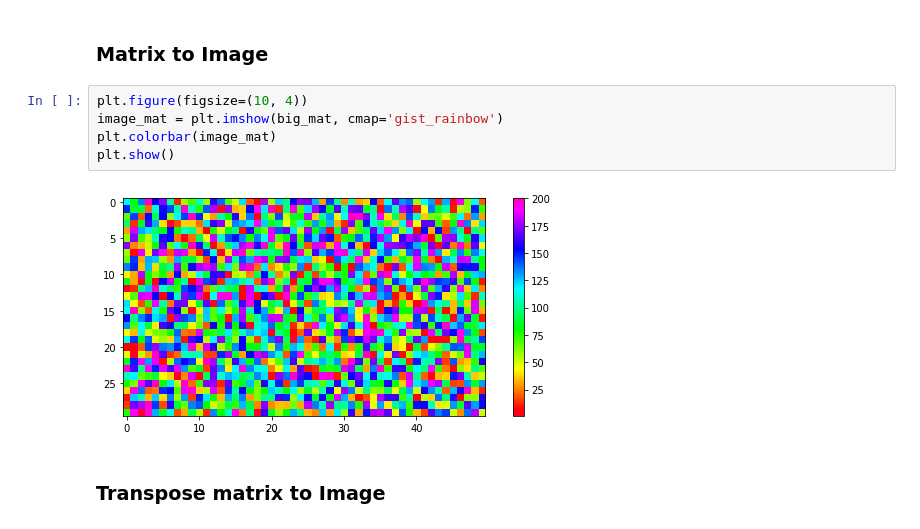
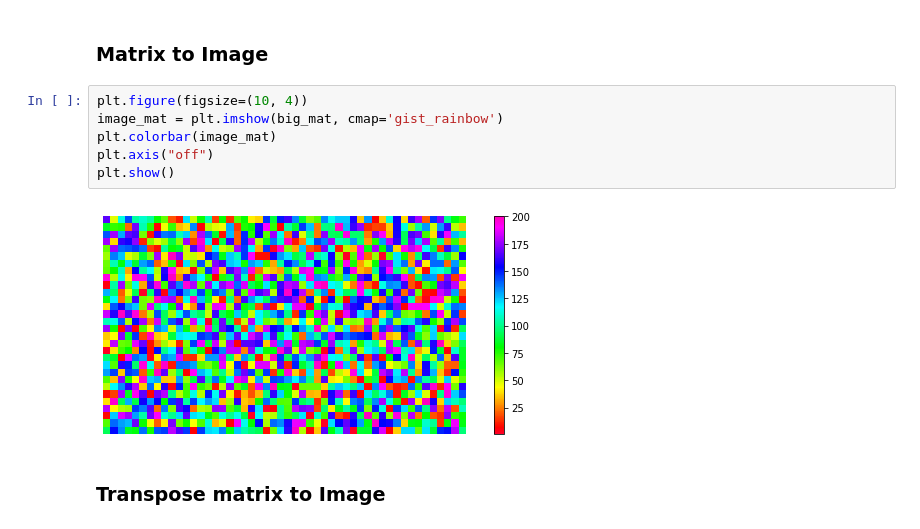
Before and after one commit to msameeruddin/Data-Analysis-Python, a Jupyter notebook: 8_DA_Image_da/image_data_analysis.ipynb, the cells around one changed output. Saved outputs shown, nothing was run; the diff lists cells and outputs as text.

```diff
--- a/8_DA_Image_da/image_data_analysis.ipynb
+++ b/8_DA_Image_da/image_data_analysis.ipynb
@@ -118,10 +114,11 @@ big_mat.shape
 # %%
 plt.figure(figsize=(10, 4))
 image_mat = plt.imshow(big_mat, cmap='gist_rainbow')
 plt.colorbar(image_mat)
+plt.axis("off")
 plt.show()
 # %% [output]
-[figure, old version]
+[figure, new version]
 # %% [markdown]
 ### Transpose matrix to Image
 # %%
```
Also changed, not shown: parts of 13 cells of this notebook, 18 other files.
